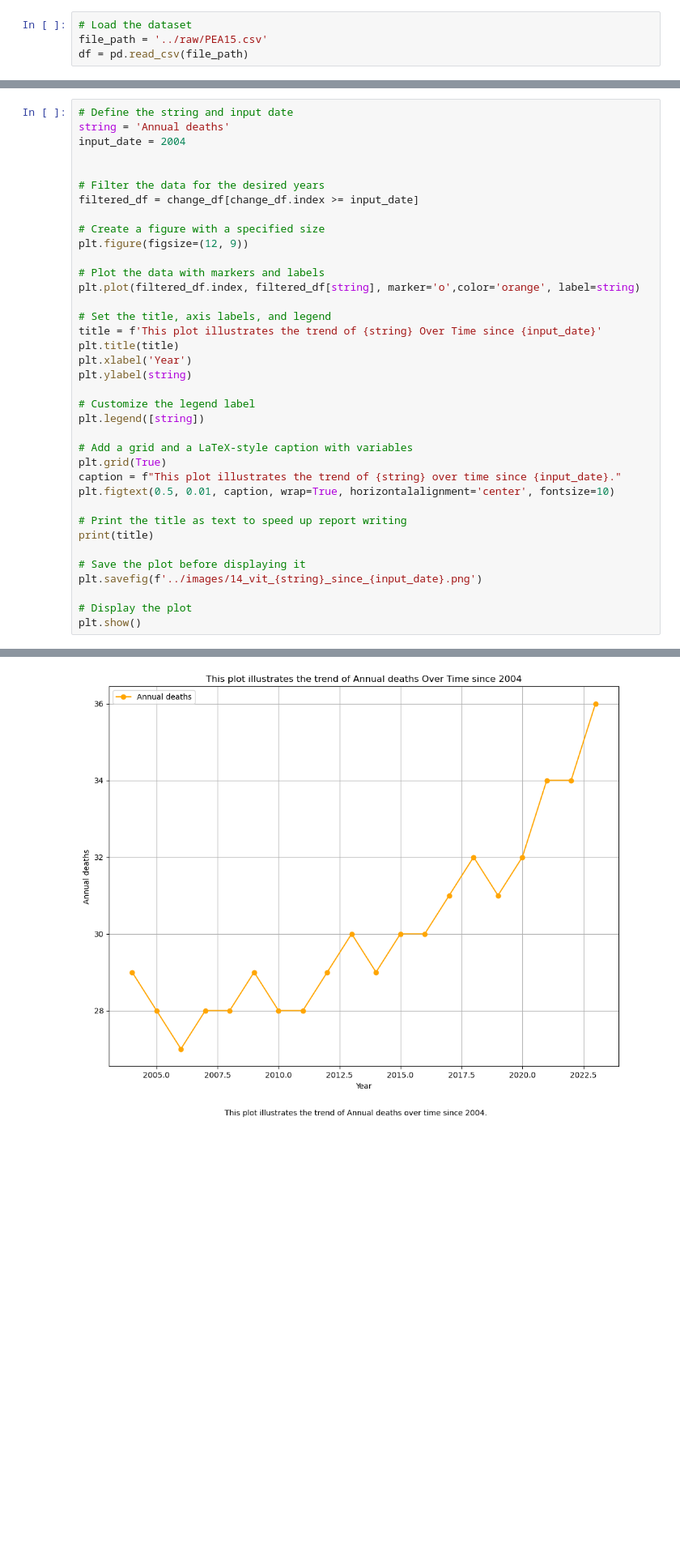
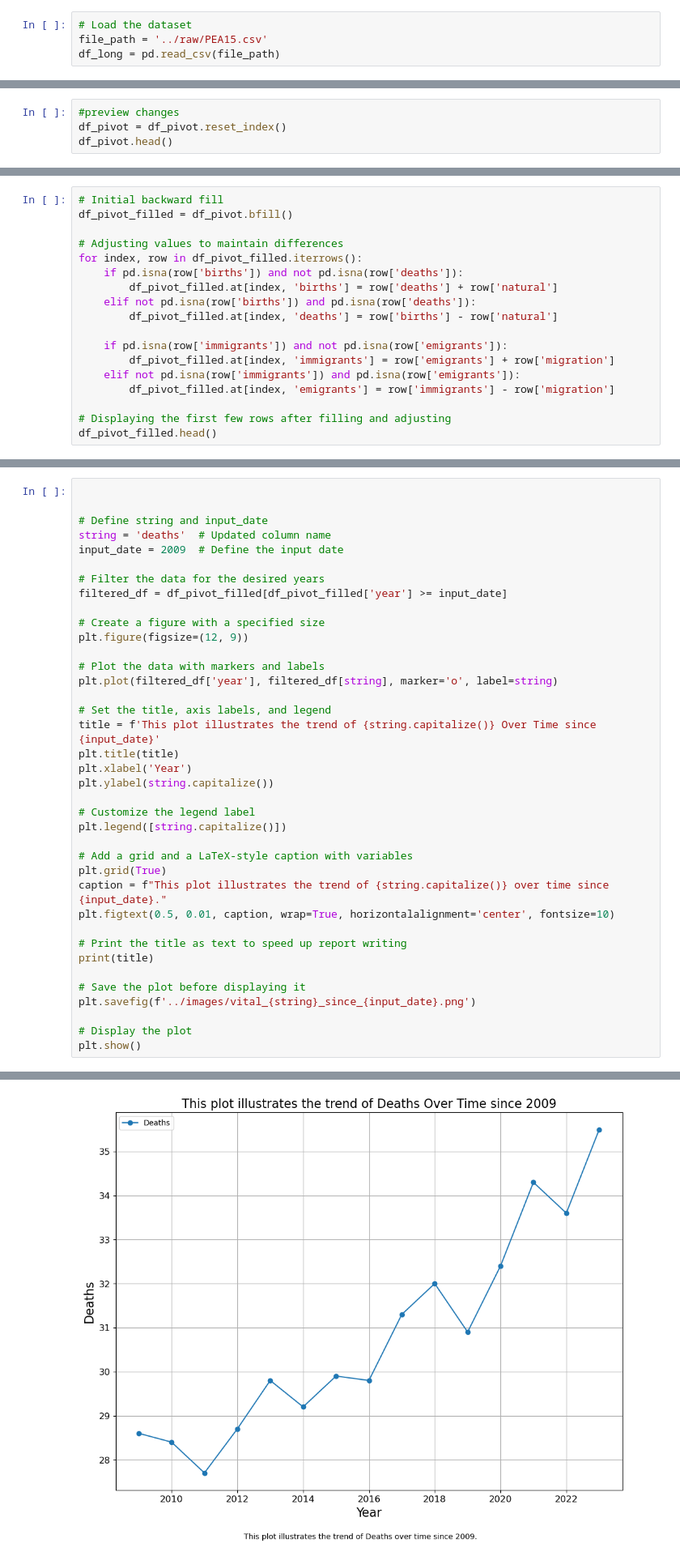
Before and after one commit to ronandownes/pme, a Jupyter notebook: code/PEA15.ipynb, the cells around one changed output, grey strips where cells are left out. Shown: that part at 81% size. Cells and saved outputs as stored; diff of their text form; blank space fills up the shorter version.

```diff
--- a/code/PEA15.ipynb
+++ b/code/PEA15.ipynb
@@ -37,4 +55,4 @@ The dataset is loaded from the `../raw/PEA15.csv` file.
 # %%
 # Load the dataset
 file_path = '../raw/PEA15.csv'
-df = pd.read_csv(file_path)
+df_long = pd.read_csv(file_path)
@@ -318,0 +273,4 @@ dtype: int64
+# %%
+#preview changes
+df_pivot = df_pivot.reset_index()
+df_pivot.head()
@@ -318,0 +340,18 @@ dtype: int64
+# %%
+# Initial backward fill
+df_pivot_filled = df_pivot.bfill()
+
+# Adjusting values to maintain differences
+for index, row in df_pivot_filled.iterrows():
+    if pd.isna(row['births']) and not pd.isna(row['deaths']):
+        df_pivot_filled.at[index, 'births'] = row['deaths'] + row['natural']
+    elif not pd.isna(row['births']) and pd.isna(row['deaths']):
+        df_pivot_filled.at[index, 'deaths'] = row['births'] - row['natural']
+
+    if pd.isna(row['immigrants']) and not pd.isna(row['emigrants']):
+        df_pivot_filled.at[index, 'immigrants'] = row['emigrants'] + row['migration']
+    elif not pd.isna(row['immigrants']) and pd.isna(row['emigrants']):
+        df_pivot_filled.at[index, 'emigrants'] = row['immigrants'] - row['migration']
+
+# Displaying the first few rows after filling and adjusting
+df_pivot_filled.head()
@@ -427,37 +462,38 @@ This plot illustrates the trend of Annual births Over Time since 2004
 # %%
-# Define the string and input date
-string = 'Annual deaths'
-input_date = 2004
 
 
+# Define string and input_date
+string = 'deaths'  # Updated column name
+input_date = 2009  # Define the input date
+
 # Filter the data for the desired years
-filtered_df = change_df[change_df.index >= input_date]
+filtered_df = df_pivot_filled[df_pivot_filled['year'] >= input_date]
 
 # Create a figure with a specified size
 plt.figure(figsize=(12, 9))
 
 # Plot the data with markers and labels
-plt.plot(filtered_df.index, filtered_df[string], marker='o',color='orange', label=string)
+plt.plot(filtered_df['year'], filtered_df[string], marker='o', label=string)
 
 # Set the title, axis labels, and legend
-title = f'This plot illustrates the trend of {string} Over Time since {input_date}'
+title = f'This plot illustrates the trend of {string.capitalize()} Over Time since {input_date}'
 plt.title(title)
 plt.xlabel('Year')
-plt.ylabel(string)
+plt.ylabel(string.capitalize())
 
 # Customize the legend label
-plt.legend([string])
+plt.legend([string.capitalize()])
 
 # Add a grid and a LaTeX-style caption with variables
 plt.grid(True)
-caption = f"This plot illustrates the trend of {string} over time since {input_date}."
+caption = f"This plot illustrates the trend of {string.capitalize()} over time since {input_date}."
 plt.figtext(0.5, 0.01, caption, wrap=True, horizontalalignment='center', fontsize=10)
 
 # Print the title as text to speed up report writing
 print(title)
 
 # Save the plot before displaying it
-plt.savefig(f'../images/14_vit_{string}_since_{input_date}.png')
+plt.savefig(f'../images/vital_{string}_since_{input_date}.png')
 
 # Display the plot
 plt.show()
@@ -466 +502 @@ This plot illustrates the trend of Annual deaths Over Time since 2004
-[figure, old version]
+[figure, new version]
```
Also changed, not shown: parts of 53 cells of this notebook, 46 other files.
